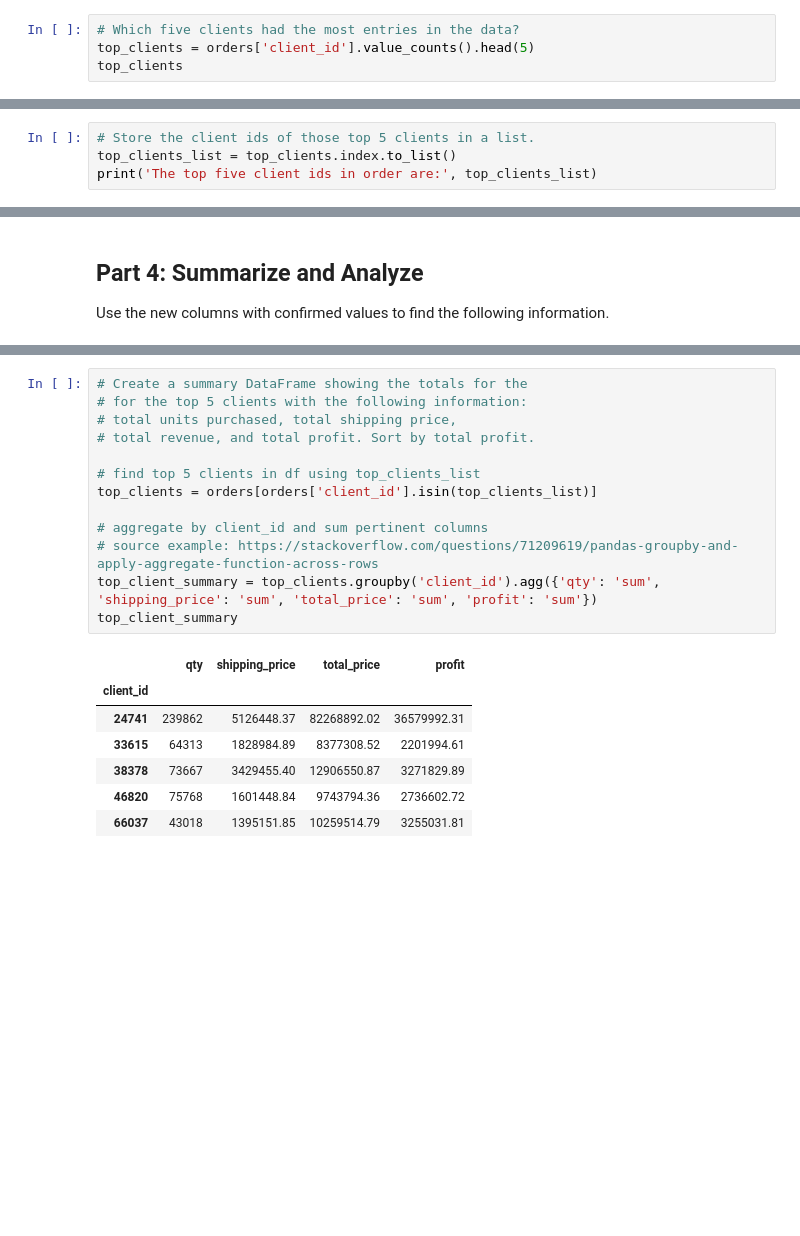
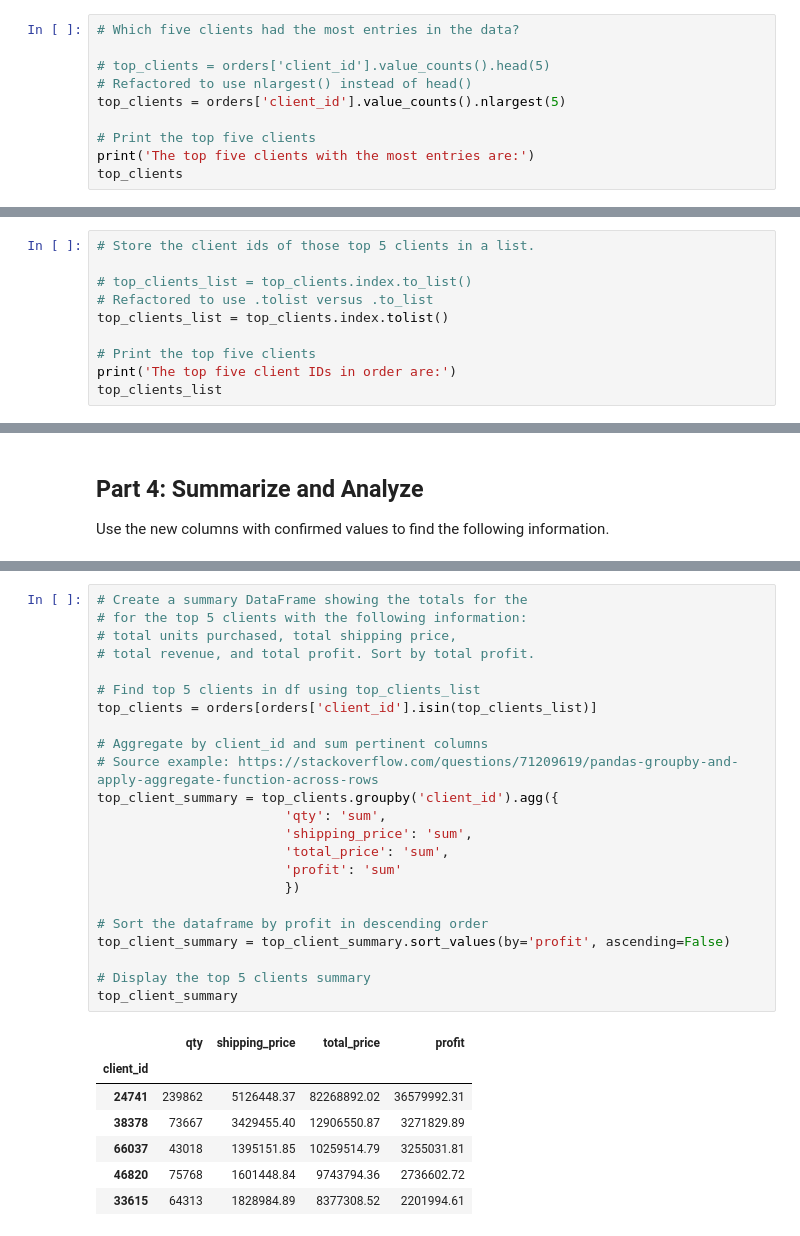
Before and after one commit to awm66/pandas-challenge-1, a Jupyter notebook: module_4_challenge.ipynb, the cells around one changed output, grey strips where cells are left out. Cells and saved outputs as stored; diff of their text form; blank space fills up the shorter version.

Commit message:
refactored code and comments

```diff
--- a/module_4_challenge.ipynb
+++ b/module_4_challenge.ipynb
@@ -94,5 +116,11 @@ The subcategory with the most entries is: ['bathroom supplies']
 # %%
 # Which five clients had the most entries in the data?
-top_clients = orders['client_id'].value_counts().head(5)
+
+# top_clients = orders['client_id'].value_counts().head(5)
+# Refactored to use nlargest() instead of head()
+top_clients = orders['client_id'].value_counts().nlargest(5)
+
+# Print the top five clients
+print('The top five clients with the most entries are:')
 top_clients
 # %% [output]
@@ -106,5 +135,11 @@ Name: count, dtype: int64
 # %%
 # Store the client ids of those top 5 clients in a list.
-top_clients_list = top_clients.index.to_list()
-print('The top five client ids in order are:', top_clients_list)
+
+# top_clients_list = top_clients.index.to_list()
+# Refactored to use .tolist versus .to_list
+top_clients_list = top_clients.index.tolist()
+
+# Print the top five clients
+print('The top five client IDs in order are:')
+top_clients_list
 # %% [output]
@@ -242,24 +320,34 @@ Name: total_price, dtype: float64
 # %%
 # Create a summary DataFrame showing the totals for the
 # for the top 5 clients with the following information:
 # total units purchased, total shipping price,
 # total revenue, and total profit. Sort by total profit.
 
-# find top 5 clients in df using top_clients_list
+# Find top 5 clients in df using top_clients_list
 top_clients = orders[orders['client_id'].isin(top_clients_list)]
 
-# aggregate by client_id and sum pertinent columns
-# source example: https://stackoverflow.com/questions/71209619/pandas-groupby-and-apply-aggregate-function-across-rows
-top_client_summary = top_clients.groupby('client_id').agg({'qty': 'sum', 'shipping_price': 'sum', 'total_price': 'sum', 'profit': 'sum'})
+# Aggregate by client_id and sum pertinent columns
+# Source example: https://stackoverflow.com/questions/71209619/pandas-groupby-and-apply-aggregate-function-across-rows
+top_client_summary = top_clients.groupby('client_id').agg({
+                        'qty': 'sum',
+                        'shipping_price': 'sum',
+                        'total_price': 'sum',
+                        'profit': 'sum'
+                        })
+
+# Sort the dataframe by profit in descending order
+top_client_summary = top_client_summary.sort_values(by='profit', ascending=False)
+
+# Display the top 5 clients summary
 top_client_summary
 # %% [output]
 |  | qty | shipping_price | total_price | profit |
 | client_id |  |  |  |  |
 | 24741 | 239862 | 5126448.37 | 82268892.02 | 36579992.31 |
+| 38378 | 73667 | 3429455.40 | 12906550.87 | 3271829.89 |
+| 66037 | 43018 | 1395151.85 | 10259514.79 | 3255031.81 |
+| 46820 | 75768 | 1601448.84 | 9743794.36 | 2736602.72 |
 | 33615 | 64313 | 1828984.89 | 8377308.52 | 2201994.61 |
-| 38378 | 73667 | 3429455.40 | 12906550.87 | 3271829.89 |
-| 46820 | 75768 | 1601448.84 | 9743794.36 | 2736602.72 |
-| 66037 | 43018 | 1395151.85 | 10259514.79 | 3255031.81 |
 # %%
 # Format the data and rename the columns
 # to names suitable for presentation.
```
Also changed, not shown: parts of 17 cells of this notebook.
